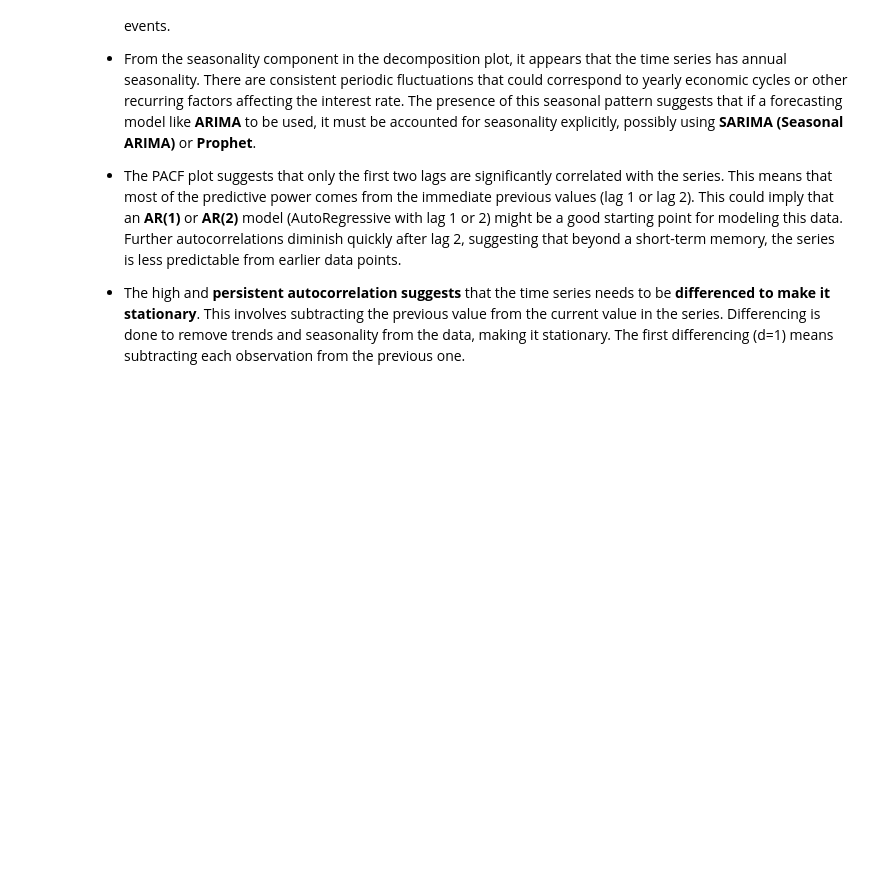
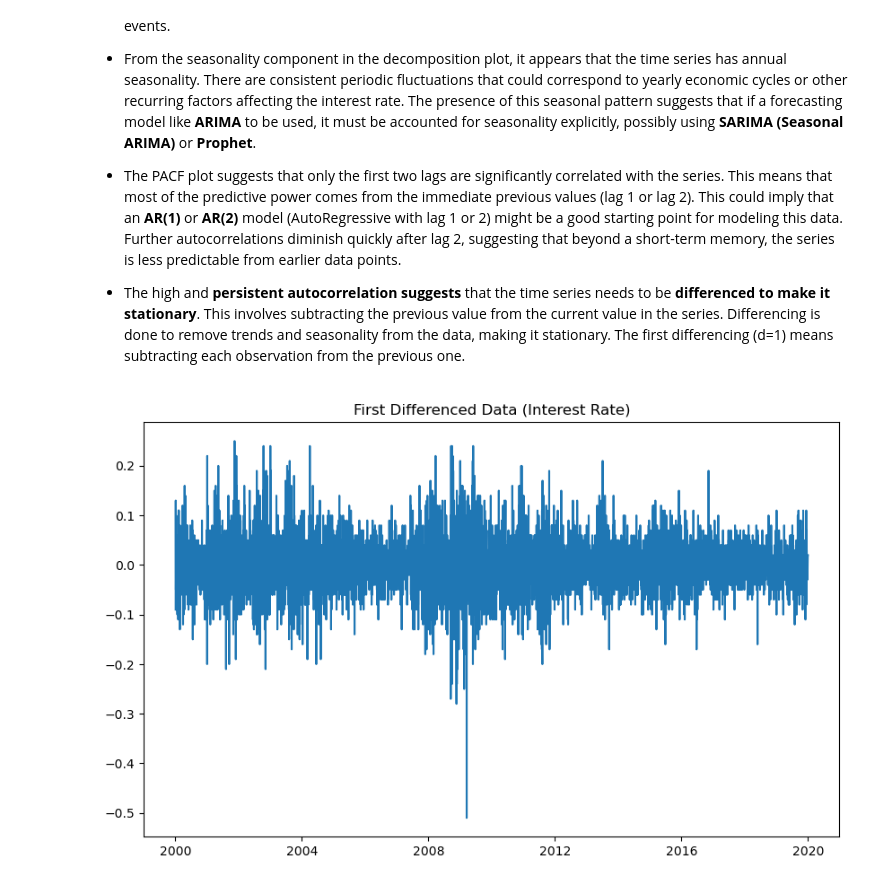
Before and after one commit to baublyte/DGS10-forecasting, a Jupyter notebook: dgs10-formal-data-analysis.ipynb, the cells around one changed output. Saved outputs shown, nothing was run; the diff lists cells and outputs as text; code cells hidden in the pictures; blank space fills up the shorter version.

Commit message:
Completed formal data analysis with comments

```diff
--- a/dgs10-formal-data-analysis.ipynb
+++ b/dgs10-formal-data-analysis.ipynb
@@ -143,3 +143,14 @@ The presence of this seasonal pattern suggests that if a forecasting model like
 
 - The high and **persistent autocorrelation suggests** that the time series needs to be **differenced to make it stationary**. This involves subtracting the previous value from the current value in the series.
 Differencing is done to remove trends and seasonality from the data, making it stationary. The first differencing (d=1) means subtracting each observation from the previous one.
+# %%
+# First differencing to remove trends
+data_diff = data['Interest Rate'].diff().dropna()
+
+# Plot the differenced data to visualize
+plt.figure(figsize=(10, 6))
+plt.plot(data_diff)
+plt.title('First Differenced Data (Interest Rate)')
+plt.show()
+# %% [output]
+[figure, added]
```
Also changed, not shown: parts of 5 cells of this notebook.
